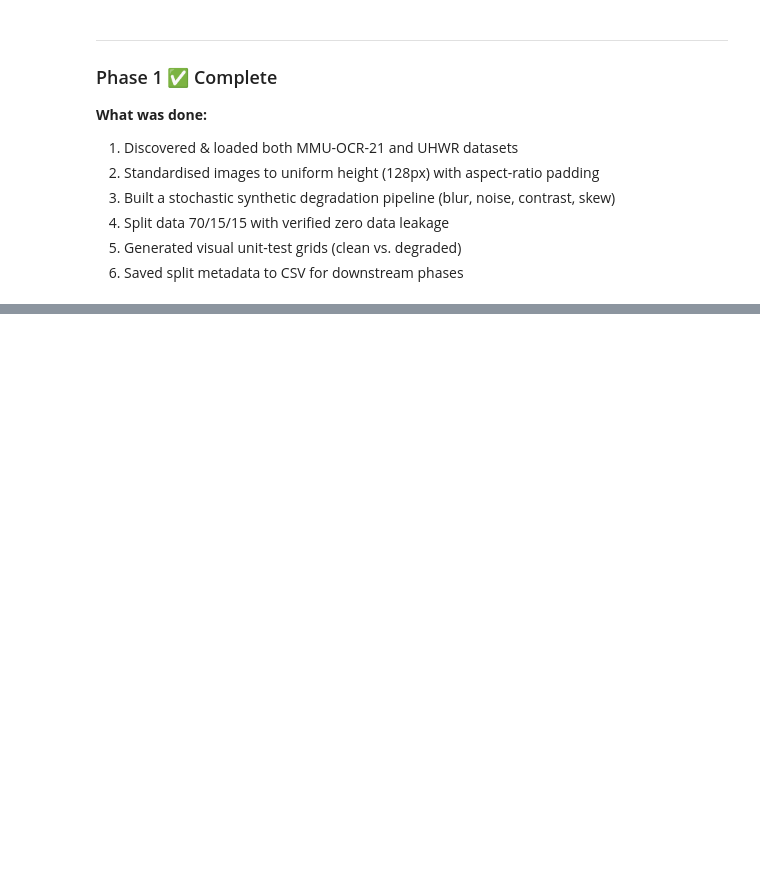
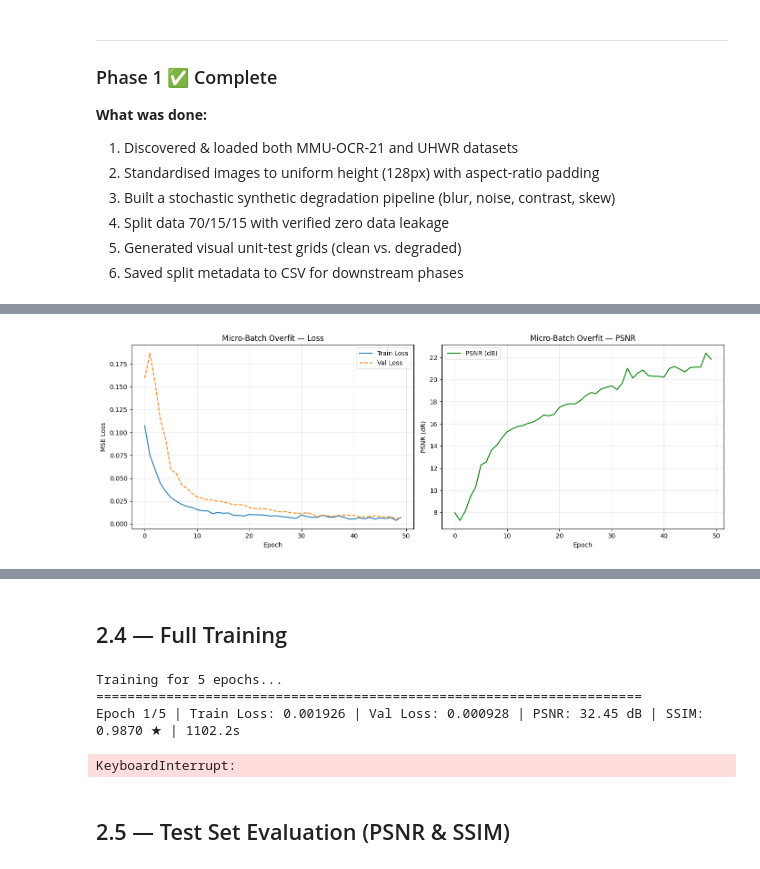
Before and after one commit to abdullah-naeem-gh/distributed-urdu-ocr, a Jupyter notebook: project-notebook.ipynb, the cells around one changed output, grey strips where cells are left out. Drawn from its saved outputs; the diff is of its cells as text; code cells hidden in the pictures; blank space fills up the shorter version.

```diff
--- a/project-notebook.ipynb
+++ b/project-notebook.ipynb
@@ -371,0 +387,14 @@ Split CSVs saved to: e:\University\S6\DL\DLProject\splits
+# %%
+# Install SMP if not already available
+import segmentation_models_pytorch as smp
+print(f'SMP version: {smp.__version__}')
+
+# Phase 2 module imports
+from datasets.restoration_dataset import RestorationDataset, get_dataloaders
+from models.restoration_model import (
+    build_restoration_model, RestorationTrainer,
+    compute_psnr, compute_ssim, load_restoration_model
+)
+
+DEVICE = torch.device('cuda' if torch.cuda.is_available() else 'cpu')
+print(f'Device: {DEVICE}')
@@ -371,0 +525,30 @@ Split CSVs saved to: e:\University\S6\DL\DLProject\splits
+# %%
+# Plot the micro-batch overfit curves
+fig, (ax1, ax2) = plt.subplots(1, 2, figsize=(14, 5))
+
+ax1.plot(micro_history['train_loss'], label='Train Loss')
+ax1.plot(micro_history['val_loss'], label='Val Loss', linestyle='--')
+ax1.set_xlabel('Epoch')
+ax1.set_ylabel('MSE Loss')
+ax1.set_title('Micro-Batch Overfit — Loss')
+ax1.legend()
+ax1.grid(True, alpha=0.3)
+
+ax2.plot(micro_history['val_psnr'], label='PSNR (dB)', color='green')
+ax2.set_xlabel('Epoch')
+ax2.set_ylabel('PSNR (dB)')
+ax2.set_title('Micro-Batch Overfit — PSNR')
+ax2.legend()
+ax2.grid(True, alpha=0.3)
+
+plt.tight_layout()
+plt.show()
+
+final_loss = micro_history['train_loss'][-1]
+print(f'\nFinal train loss: {final_loss:.6f}')
+if final_loss < 0.01:
+    print('✓ Overfit test PASSED — model can memorize a micro-batch')
+else:
+    print('⚠ Loss is still high — consider more epochs or check the pipeline')
+# %% [output]
+[figure, added]
@@ -371,0 +557,32 @@ Split CSVs saved to: e:\University\S6\DL\DLProject\splits
+# %% [markdown]
+## 2.4 — Full Training
+# %%
+# Full training with validation tracking
+restoration_model = build_restoration_model(
+    encoder_name='resnet34',
+    encoder_weights='imagenet',
+).to(DEVICE)
+
+trainer = RestorationTrainer(
+    model=restoration_model,
+    device=DEVICE,
+    lr=1e-3,
+    loss_fn='mse',
+)
+
+NUM_EPOCHS = 5  # adjust based on available compute time
+
+print(f'Training for {NUM_EPOCHS} epochs...')
+print('=' * 70)
+history = trainer.fit(
+    train_loader=loaders['train'],
+    val_loader=loaders['val'],
+    epochs=NUM_EPOCHS,
+    save_dir='checkpoints',
+    verbose=True,
+)
+# %% [output]
+Training for 5 epochs...
+======================================================================
+Epoch 1/5 | Train Loss: 0.001926 | Val Loss: 0.000928 | PSNR: 32.45 dB | SSIM: 0.9870 ★ | 1102.2s
+KeyboardInterrupt:
@@ -371,0 +618,2 @@ Split CSVs saved to: e:\University\S6\DL\DLProject\splits
+# %% [markdown]
+## 2.5 — Test Set Evaluation (PSNR & SSIM)
```
Also changed, not shown: parts of 16 cells of this notebook, 6 other files.
